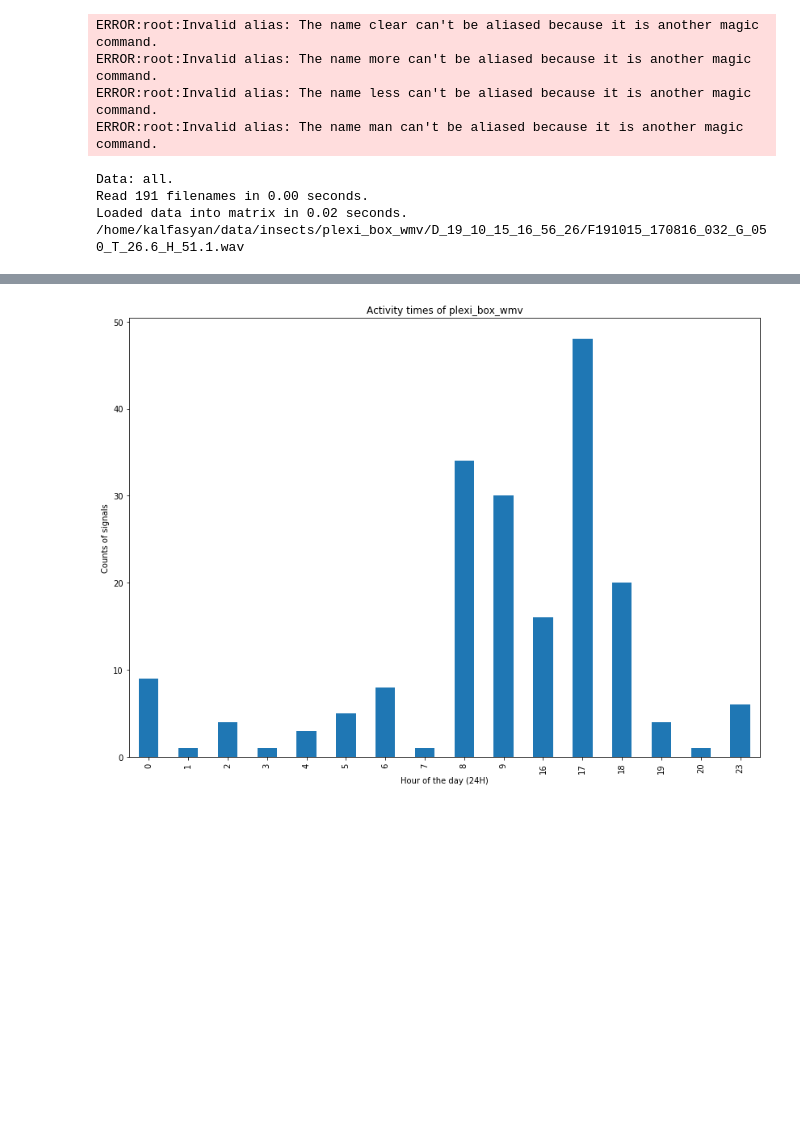
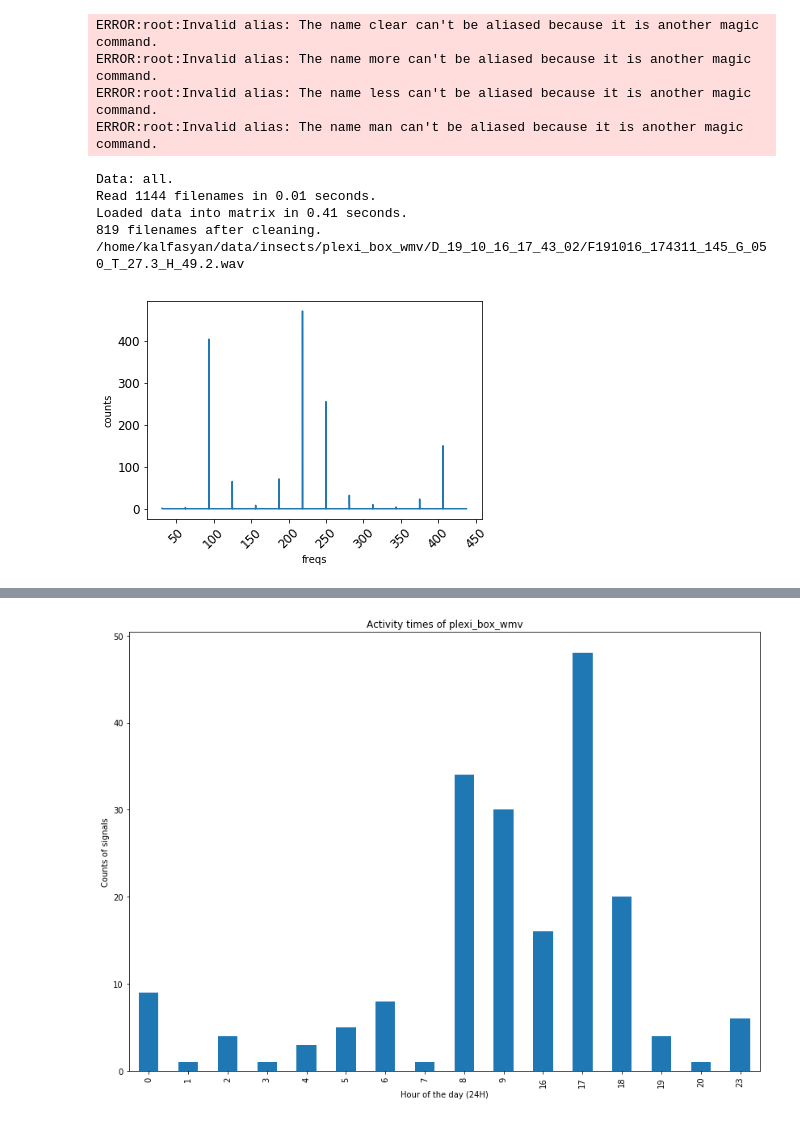
Before and after one commit to kalfasyan/wingbeat_frequencies, a Jupyter notebook: Jupyter_Notebooks/Analyzing_SDcard_data.ipynb, the cells around one changed output, grey strips where cells are left out. Cells and saved outputs as stored; diff of their text form; code cells hidden in the pictures; blank space fills up the shorter version.

Commit message:
unsupervised comparison of plexi/non-plexi wmv data

```diff
--- a/Jupyter_Notebooks/Analyzing_SDcard_data.ipynb
+++ b/Jupyter_Notebooks/Analyzing_SDcard_data.ipynb
@@ -15,11 +15,21 @@ ERROR:root:Invalid alias: The name less can't be aliased because it is another m
 ERROR:root:Invalid alias: The name man can't be aliased because it is another magic command.
 # %%
 dataset = Dataset('plexi_box_wmv')#C. pomonella')#D. suzukii')
-dataset.read(data='all', setting='raw')
+dataset.read(data='all', setting='psd_dB')
+dataset.clean(threshold=10)
 print(dataset.filenames.iloc[0])
+
+dataset.filenames.apply(lambda x: x.split('/')[6:]).iloc[0]
+dataset.get_sensor_features(version='1')
+
+dataset.X = make_df_parallel(names=dataset.filenames, setting='raw')
+dataset.setting = 'raw'
+dataset.get_frequency_peaks(filter_signal=True)#, lcut=150, hcut=280)
 # %% [output]
 Data: all.
-Read 191 filenames in 0.00 seconds.
-Loaded data into matrix in 0.02 seconds.
-/home/kalfasyan/data/insects/plexi_box_wmv/D_19_10_15_16_56_26/F191015_170816_032_G_050_T_26.6_H_51.1.wav
+Read 1144 filenames in 0.01 seconds.
+Loaded data into matrix in 0.41 seconds.
+819 filenames after cleaning.
+/home/kalfasyan/data/insects/plexi_box_wmv/D_19_10_16_17_43_02/F191016_174311_145_G_050_T_27.3_H_49.2.wav
+[figure, added]
 # %%
```
Also changed, not shown: parts of 5 cells of this notebook, 3 other files.
